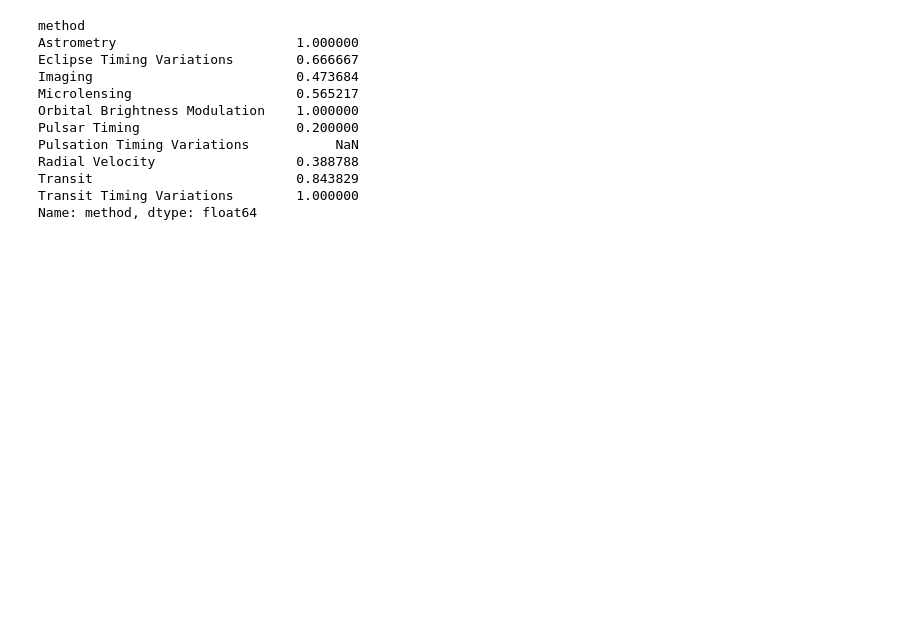
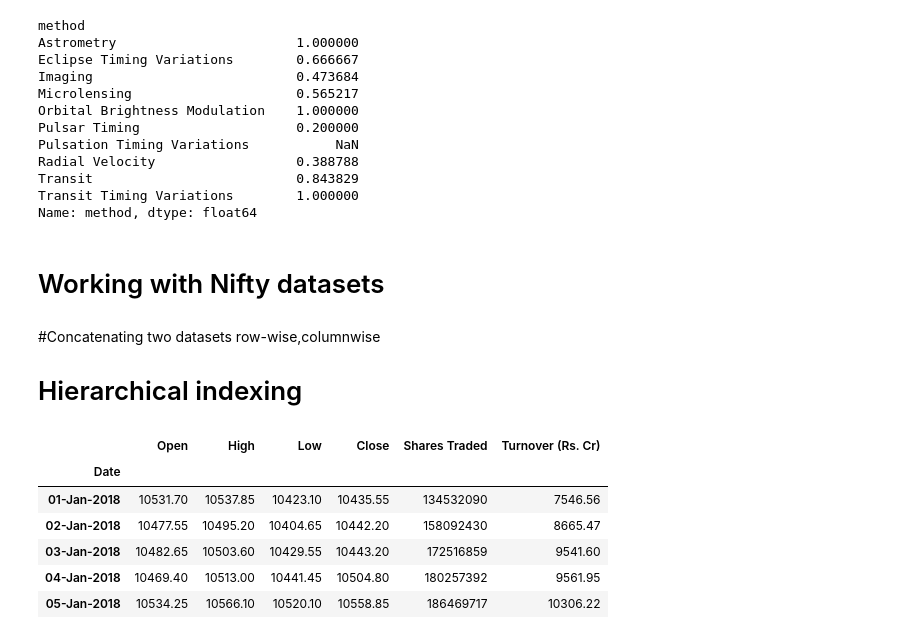
Before and after one commit to swami-gait/Foundations_of_datascience, a Jupyter notebook: FDS_W09-200625-045816.ipynb, the cells around one changed output. Drawn from its saved outputs; the diff is of its cells as text; code cells hidden in the pictures; blank space fills up the shorter version.

```diff
--- a/FDS_W09-200625-045816.ipynb
+++ b/FDS_W09-200625-045816.ipynb
@@ -1127,3 +1127,10 @@ Radial Velocity                  0.388788
 Transit                          0.843829
 Transit Timing Variations        1.000000
 Name: method, dtype: float64
+# %% [markdown]
+# Working with Nifty datasets
+# %% [markdown]
+#Concatenating two datasets row-wise,columnwise
+# Hierarchical indexing
+# %%
+nifty50_2018=pd.read_csv('nifty50_2018.csv',index_col=0)
@@ -1129,0 +1139,12 @@ Name: method, dtype: float64
+# %%
+nifty50 = pd.concat([nifty50_2018,nifty50_2019])
+# %%
+nifty50.head()
+# %% [output]
+|  | Open | High | Low | Close | Shares Traded | Turnover (Rs. Cr) |
+| Date |  |  |  |  |  |  |
+| 01-Jan-2018 | 10531.70 | 10537.85 | 10423.10 | 10435.55 | 134532090 | 7546.56 |
+| 02-Jan-2018 | 10477.55 | 10495.20 | 10404.65 | 10442.20 | 158092430 | 8665.47 |
+| 03-Jan-2018 | 10482.65 | 10503.60 | 10429.55 | 10443.20 | 172516859 | 9541.60 |
+| 04-Jan-2018 | 10469.40 | 10513.00 | 10441.45 | 10504.80 | 180257392 | 9561.95 |
+| 05-Jan-2018 | 10534.25 | 10566.10 | 10520.10 | 10558.85 | 186469717 | 10306.22 |
```
Also changed, not shown: parts of 10 cells of this notebook.
